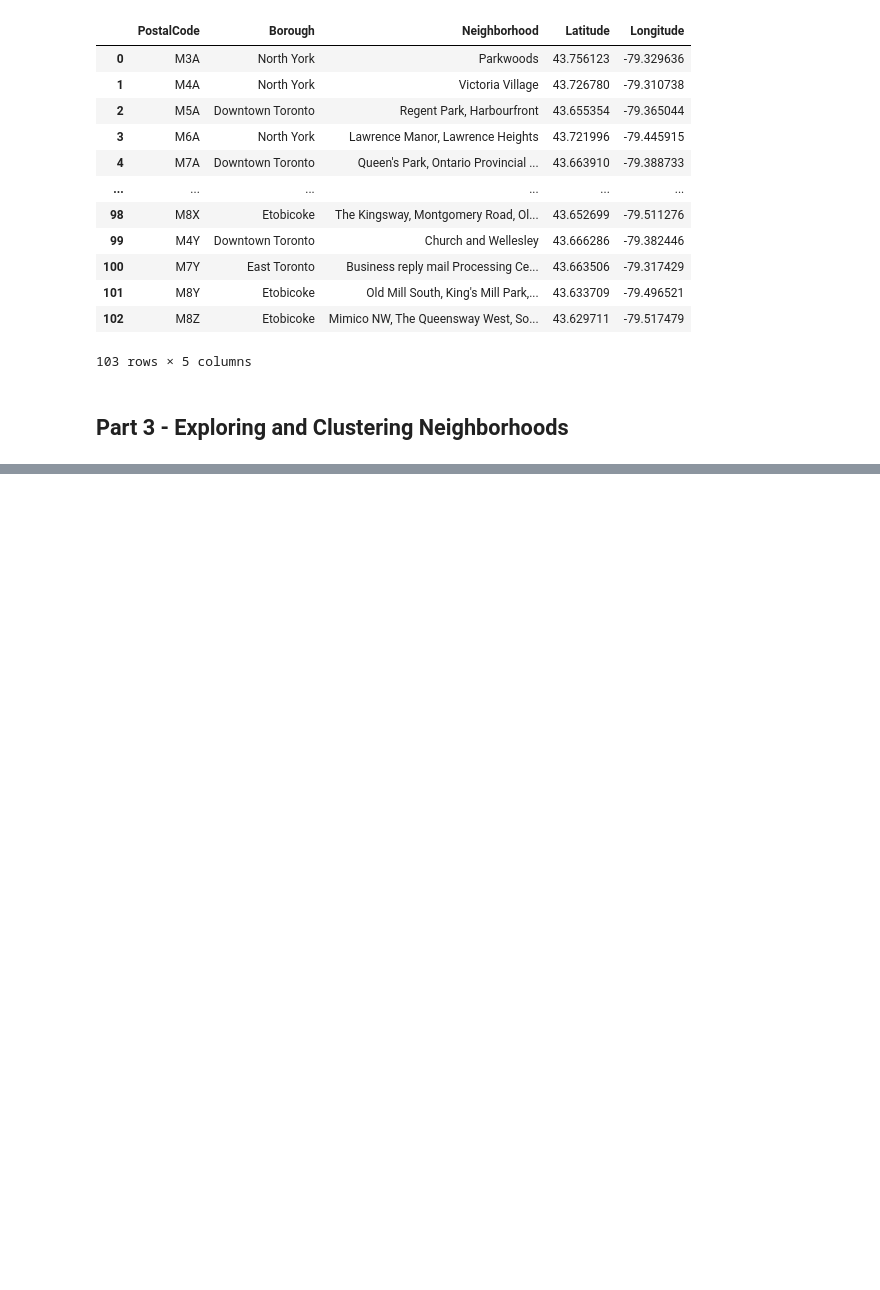
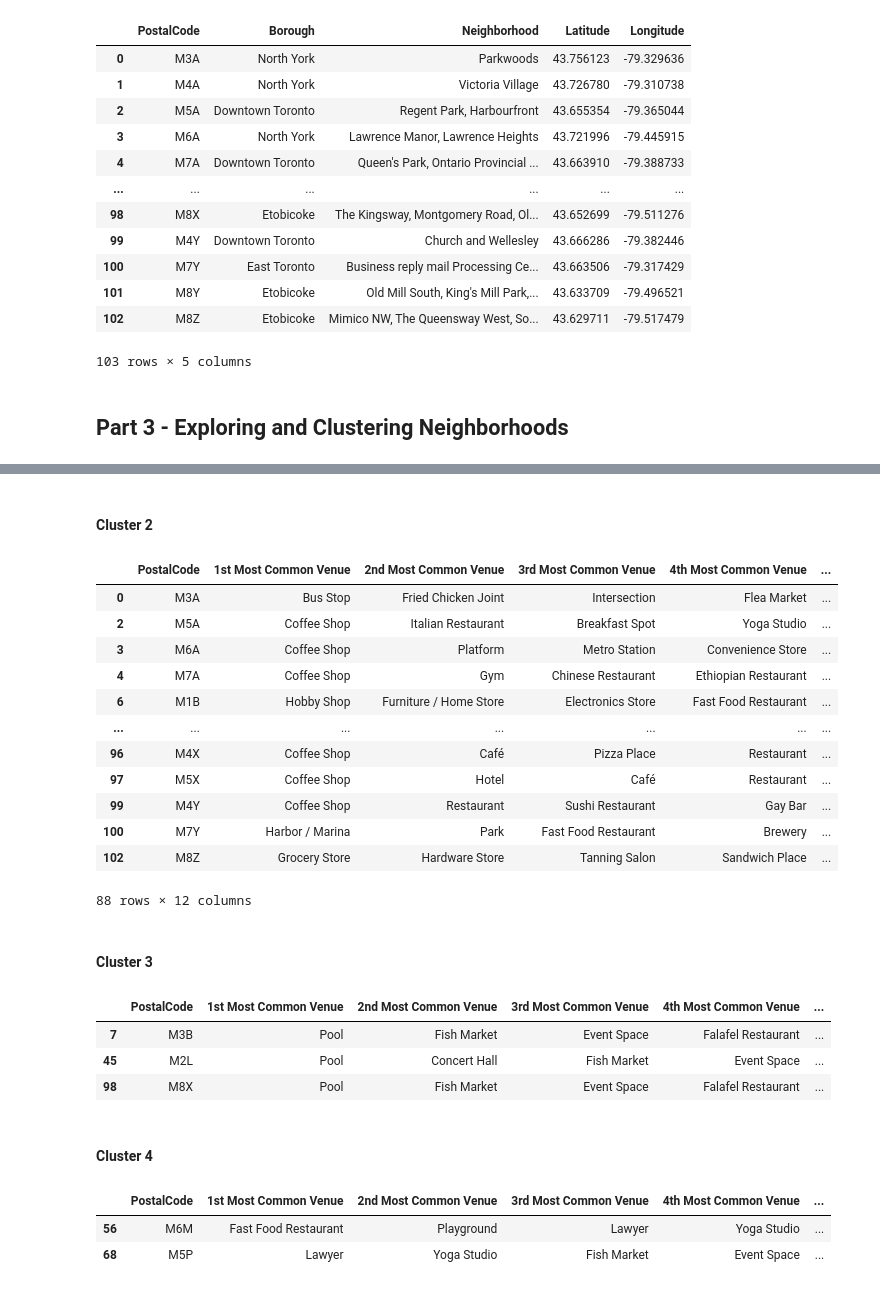
Before and after one commit to jledesmau/Coursera_Capstone-Data_Science, a Jupyter notebook: Week 3 - Neighborhoods in Toronto.ipynb, the cells around one changed output, grey strips where cells are left out. Cells and saved outputs as stored; diff of their text form; code cells hidden in the pictures; blank space fills up the shorter version.

```diff
--- a/Week 3 - Neighborhoods in Toronto.ipynb
+++ b/Week 3 - Neighborhoods in Toronto.ipynb
@@ -138,0 +303,6 @@ Location coordinates succesfully added!
+# %%
+def return_most_common_venues(row, num_top_venues):
+    row_categories = row.iloc[1:]
+    row_categories_sorted = row_categories.sort_values(ascending=False)
+
+    return row_categories_sorted.index.values[0:num_top_venues]
@@ -138,0 +440,35 @@ Location coordinates succesfully added!
+# %% [markdown]
+#### Cluster 2
+# %%
+toronto_merged.loc[toronto_merged['Cluster Labels'] == 1, toronto_merged.columns[[0] + list(range(5, toronto_merged.shape[1]))]]
+# %% [output]
+|  | PostalCode | 1st Most Common Venue | 2nd Most Common Venue | 3rd Most Common Venue | 4th Most Common Venue | ... |
+| 0 | M3A | Bus Stop | Fried Chicken Joint | Intersection | Flea Market | ... |
+| 2 | M5A | Coffee Shop | Italian Restaurant | Breakfast Spot | Yoga Studio | ... |
+| 3 | M6A | Coffee Shop | Platform | Metro Station | Convenience Store | ... |
+| 4 | M7A | Coffee Shop | Gym | Chinese Restaurant | Ethiopian Restaurant | ... |
+| 6 | M1B | Hobby Shop | Furniture / Home Store | Electronics Store | Fast Food Restaurant | ... |
+| ... | ... | ... | ... | ... | ... | ... |
+| 96 | M4X | Coffee Shop | Café | Pizza Place | Restaurant | ... |
+| 97 | M5X | Coffee Shop | Hotel | Café | Restaurant | ... |
+| 99 | M4Y | Coffee Shop | Restaurant | Sushi Restaurant | Gay Bar | ... |
+| 100 | M7Y | Harbor / Marina | Park | Fast Food Restaurant | Brewery | ... |
+| 102 | M8Z | Grocery Store | Hardware Store | Tanning Salon | Sandwich Place | ... |
+88 rows × 12 columns
+# %% [markdown]
+#### Cluster 3
+# %%
+toronto_merged.loc[toronto_merged['Cluster Labels'] == 2, toronto_merged.columns[[0] + list(range(5, toronto_merged.shape[1]))]]
+# %% [output]
+|  | PostalCode | 1st Most Common Venue | 2nd Most Common Venue | 3rd Most Common Venue | 4th Most Common Venue | ... |
+| 7 | M3B | Pool | Fish Market | Event Space | Falafel Restaurant | ... |
+| 45 | M2L | Pool | Concert Hall | Fish Market | Event Space | ... |
+| 98 | M8X | Pool | Fish Market | Event Space | Falafel Restaurant | ... |
+# %% [markdown]
+#### Cluster 4
+# %%
+toronto_merged.loc[toronto_merged['Cluster Labels'] == 3, toronto_merged.columns[[0] + list(range(5, toronto_merged.shape[1]))]]
+# %% [output]
+|  | PostalCode | 1st Most Common Venue | 2nd Most Common Venue | 3rd Most Common Venue | 4th Most Common Venue | ... |
+| 56 | M6M | Fast Food Restaurant | Playground | Lawyer | Yoga Studio | ... |
+| 68 | M5P | Lawyer | Yoga Studio | Fish Market | Event Space | ... |
```
Also changed, not shown: parts of 30 cells of this notebook.
